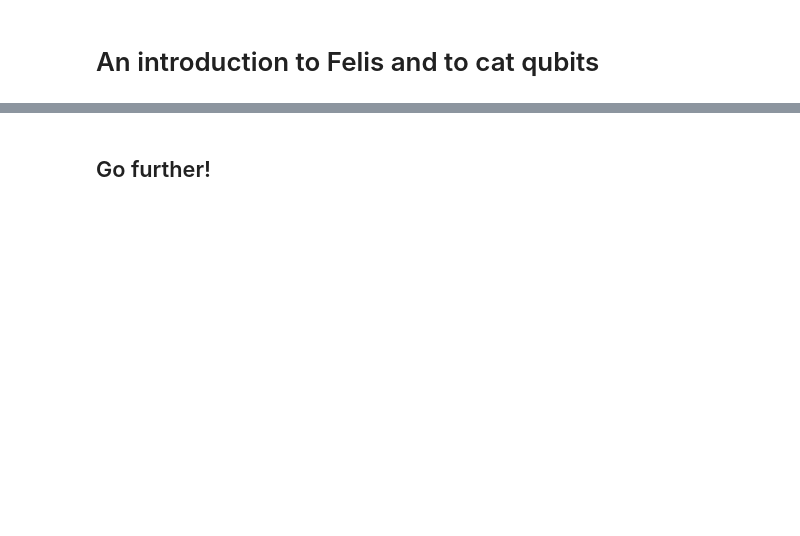
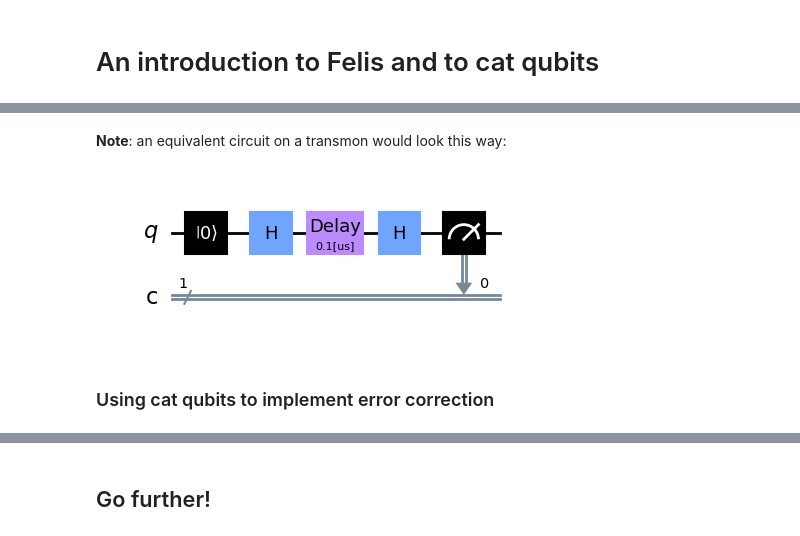
Before and after one commit to Alice-Bob-SW/emulation-examples, a Jupyter notebook: 0 - An introduction to cat qubits.ipynb, the cells around one changed output, grey strips where cells are left out. Drawn from its saved outputs; the diff is of its cells as text; code cells hidden in the pictures; blank space fills up the shorter version.

```diff
--- a/0 - An introduction to cat qubits.ipynb
+++ b/0 - An introduction to cat qubits.ipynb
@@ -16,0 +169,18 @@ Let us start by creating and measuring a Bell state on two logical qubits.
+# %% [markdown]
+**Note**: an equivalent circuit on a transmon would look this way:
+# %%
+def build_phase_flip_circuit_transmons(delay_duration_us: float) -> QuantumCircuit:
+    circ = QuantumCircuit(1, 1)
+    circ.reset(0)
+    circ.h(0)
+    circ.delay(delay_duration_us, 0, unit='us')
+    circ.h(0)
+    circ.measure(0, 0)
+    return circ
+# %%
+circ_transmons = build_phase_flip_circuit_transmons(0.1)
+circ_transmons.draw('mpl')
+# %% [output]
+[figure, added]
+# %% [markdown]
+### Using cat qubits to implement error correction
```
Also changed, not shown: parts of 44 cells of this notebook.
